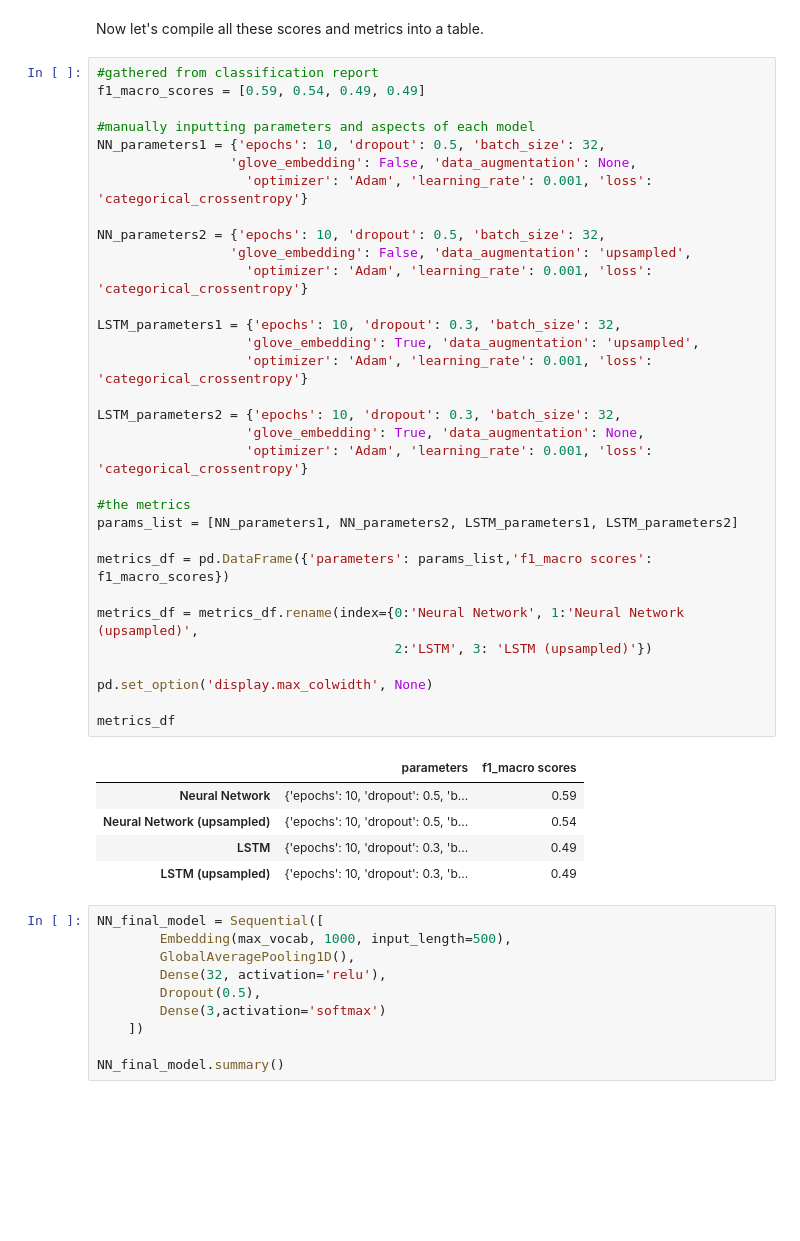
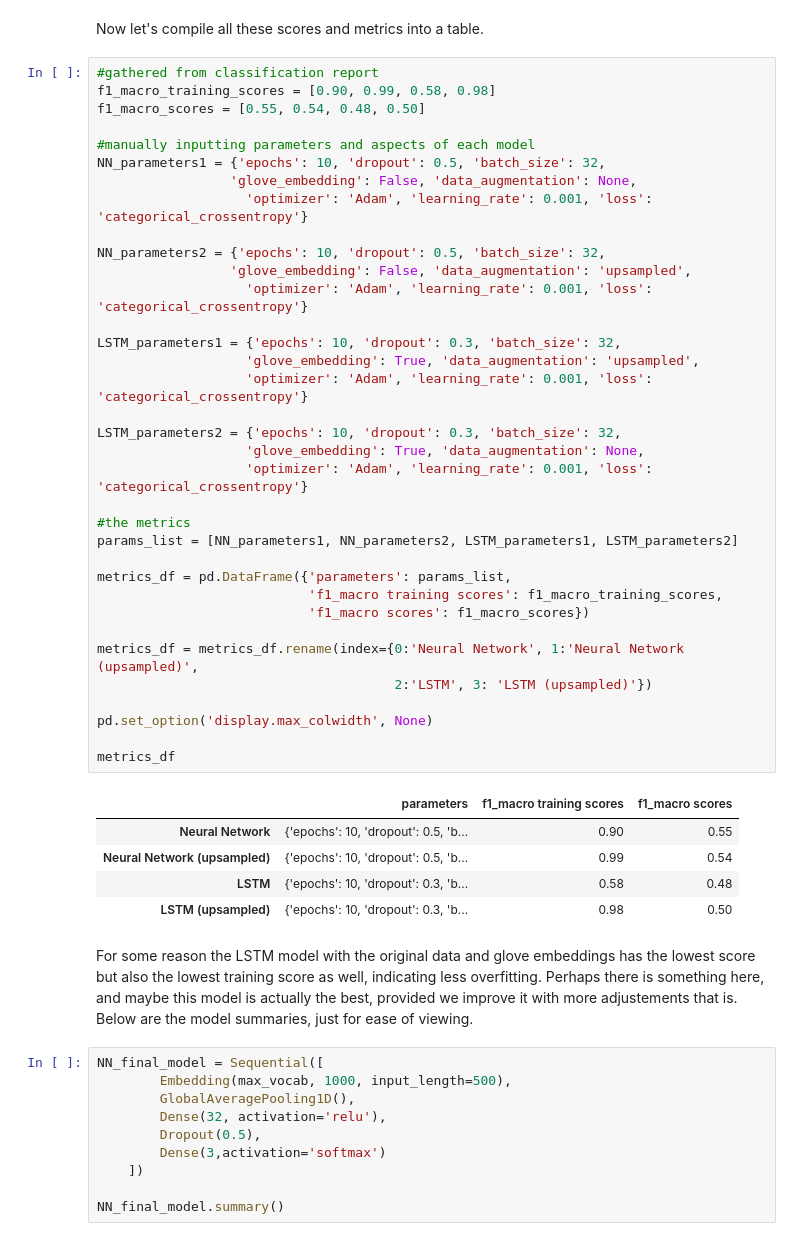
Before and after one commit to RavinderRai/amazon_instrument_sentiment_analysis, a Jupyter notebook: notebooks/Pre-Processing_and_Modelling.ipynb, the cells around one changed output. Drawn from its saved outputs; the diff is of its cells as text; blank space fills up the shorter version.

```diff
--- a/notebooks/Pre-Processing_and_Modelling.ipynb
+++ b/notebooks/Pre-Processing_and_Modelling.ipynb
@@ -2115,42 +2172,47 @@ weighted avg       0.85      0.88      0.86      1924
 Now let's compile all these scores and metrics into a table.
 # %%
 #gathered from classification report
-f1_macro_scores = [0.59, 0.54, 0.49, 0.49]
+f1_macro_training_scores = [0.90, 0.99, 0.58, 0.98]
+f1_macro_scores = [0.55, 0.54, 0.48, 0.50]
 
 #manually inputting parameters and aspects of each model
 NN_parameters1 = {'epochs': 10, 'dropout': 0.5, 'batch_size': 32,
                  'glove_embedding': False, 'data_augmentation': None,
                    'optimizer': 'Adam', 'learning_rate': 0.001, 'loss': 'categorical_crossentropy'}
 
 NN_parameters2 = {'epochs': 10, 'dropout': 0.5, 'batch_size': 32,
                  'glove_embedding': False, 'data_augmentation': 'upsampled',
                    'optimizer': 'Adam', 'learning_rate': 0.001, 'loss': 'categorical_crossentropy'}
 
 LSTM_parameters1 = {'epochs': 10, 'dropout': 0.3, 'batch_size': 32,
                    'glove_embedding': True, 'data_augmentation': 'upsampled',
                    'optimizer': 'Adam', 'learning_rate': 0.001, 'loss': 'categorical_crossentropy'}
 
 LSTM_parameters2 = {'epochs': 10, 'dropout': 0.3, 'batch_size': 32,
                    'glove_embedding': True, 'data_augmentation': None,
                    'optimizer': 'Adam', 'learning_rate': 0.001, 'loss': 'categorical_crossentropy'}
 
 #the metrics
 params_list = [NN_parameters1, NN_parameters2, LSTM_parameters1, LSTM_parameters2]
 
-metrics_df = pd.DataFrame({'parameters': params_list,'f1_macro scores': f1_macro_scores})
+metrics_df = pd.DataFrame({'parameters': params_list,
+                           'f1_macro training scores': f1_macro_training_scores,
+                           'f1_macro scores': f1_macro_scores})
 
 metrics_df = metrics_df.rename(index={0:'Neural Network', 1:'Neural Network (upsampled)',
                                       2:'LSTM', 3: 'LSTM (upsampled)'})
 
 pd.set_option('display.max_colwidth', None)
 
 metrics_df
 # %% [output]
-|  | parameters | f1_macro scores |
-| Neural Network | {'epochs': 10, 'dropout': 0.5, 'b... | 0.59 |
-| Neural Network (upsampled) | {'epochs': 10, 'dropout': 0.5, 'b... | 0.54 |
-| LSTM | {'epochs': 10, 'dropout': 0.3, 'b... | 0.49 |
-| LSTM (upsampled) | {'epochs': 10, 'dropout': 0.3, 'b... | 0.49 |
+|  | parameters | f1_macro training scores | f1_macro scores |
+| Neural Network | {'epochs': 10, 'dropout': 0.5, 'b... | 0.90 | 0.55 |
+| Neural Network (upsampled) | {'epochs': 10, 'dropout': 0.5, 'b... | 0.99 | 0.54 |
+| LSTM | {'epochs': 10, 'dropout': 0.3, 'b... | 0.58 | 0.48 |
+| LSTM (upsampled) | {'epochs': 10, 'dropout': 0.3, 'b... | 0.98 | 0.50 |
+# %% [markdown]
+For some reason the LSTM model with the original data and glove embeddings has the lowest score but also the lowest training score as well, indicating less overfitting. Perhaps there is something here, and maybe this model is actually the best, provided we improve it with more adjustements that is. Below are the model summaries, just for ease of viewing.
 # %%
 NN_final_model = Sequential([
         Embedding(max_vocab, 1000, input_length=500),
```
Also changed, not shown: parts of 27 cells of this notebook.
